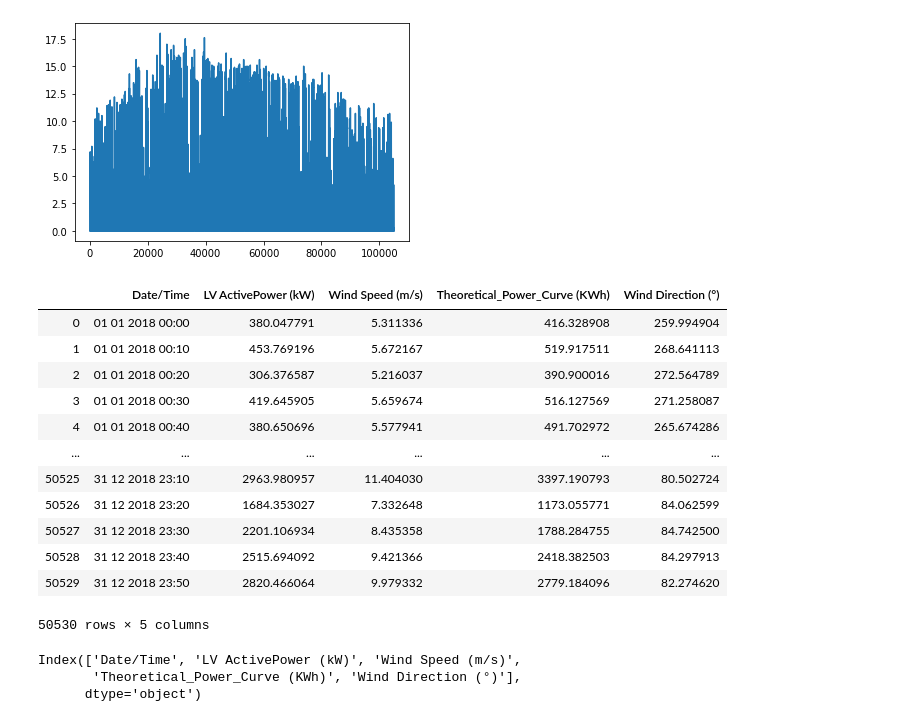
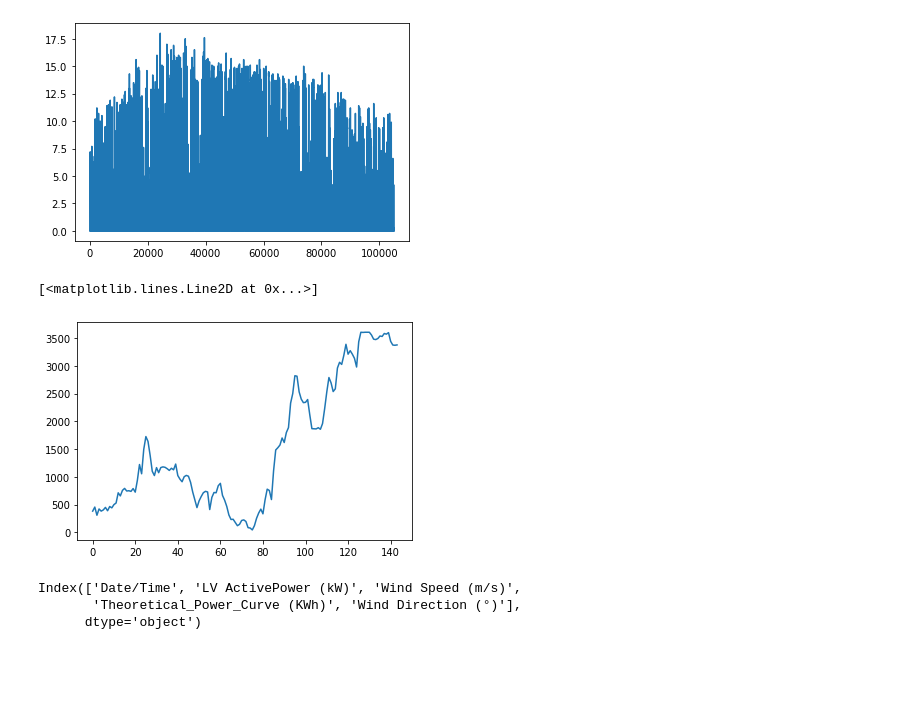
Before and after one commit to PrasannS/MicrogridSim, a Jupyter notebook: data_loading/renewables.ipynb, the cells around one changed output. Saved outputs shown, nothing was run; the diff lists cells and outputs as text; code cells hidden in the pictures; blank space fills up the shorter version.

```diff
--- a/data_loading/renewables.ipynb
+++ b/data_loading/renewables.ipynb
@@ -31,22 +31,11 @@ plt.plot(pv['Power(MW)'])
 [figure]
 # %%
 wind = pd.read_csv('../data/wind/wind_data.csv')
-# %%
-wind
-# %% [output]
-|  | Date/Time | LV ActivePower (kW) | Wind Speed (m/s) | Theoretical_Power_Curve (KWh) | Wind Direction (°) |
-| 0 | 01 01 2018 00:00 | 380.047791 | 5.311336 | 416.328908 | 259.994904 |
-| 1 | 01 01 2018 00:10 | 453.769196 | 5.672167 | 519.917511 | 268.641113 |
-| 2 | 01 01 2018 00:20 | 306.376587 | 5.216037 | 390.900016 | 272.564789 |
-| 3 | 01 01 2018 00:30 | 419.645905 | 5.659674 | 516.127569 | 271.258087 |
-| 4 | 01 01 2018 00:40 | 380.650696 | 5.577941 | 491.702972 | 265.674286 |
-| ... | ... | ... | ... | ... | ... |
-| 50525 | 31 12 2018 23:10 | 2963.980957 | 11.404030 | 3397.190793 | 80.502724 |
-| 50526 | 31 12 2018 23:20 | 1684.353027 | 7.332648 | 1173.055771 | 84.062599 |
-| 50527 | 31 12 2018 23:30 | 2201.106934 | 8.435358 | 1788.284755 | 84.742500 |
-| 50528 | 31 12 2018 23:40 | 2515.694092 | 9.421366 | 2418.382503 | 84.297913 |
-| 50529 | 31 12 2018 23:50 | 2820.466064 | 9.979332 | 2779.184096 | 82.274620 |
-50530 rows × 5 columns
+# %%
+plt.plot(wind['LV ActivePower (kW)'].iloc[0:144])
+# %% [output]
+[<matplotlib.lines.Line2D at 0x...>]
+[figure, added]
 # %%
 wind.columns
 # %% [output]
```
Also changed, not shown: parts of 1 cell of this notebook, 6 other files.
